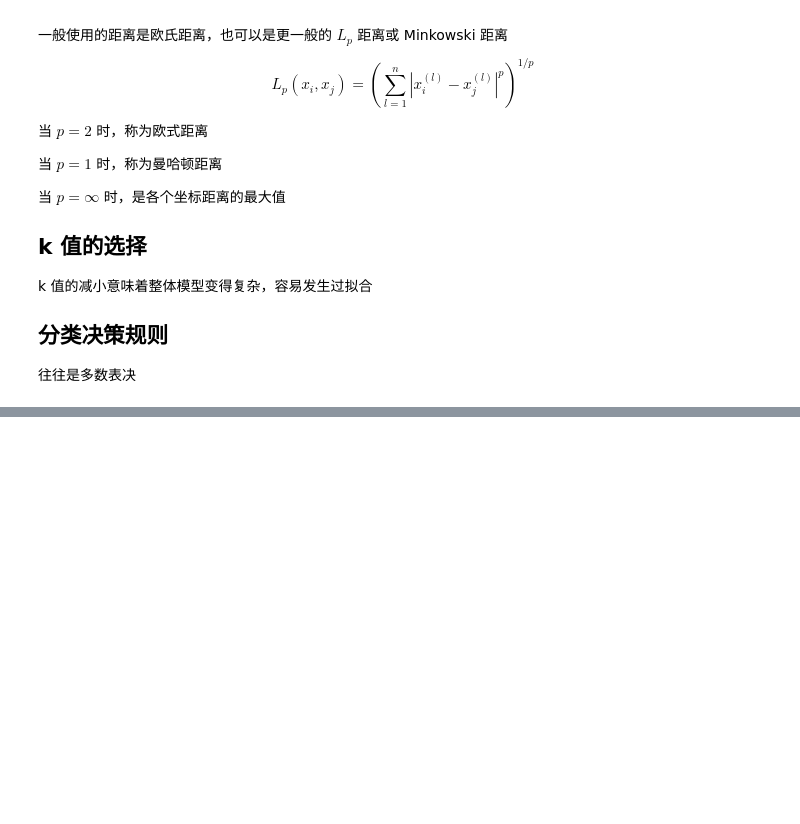
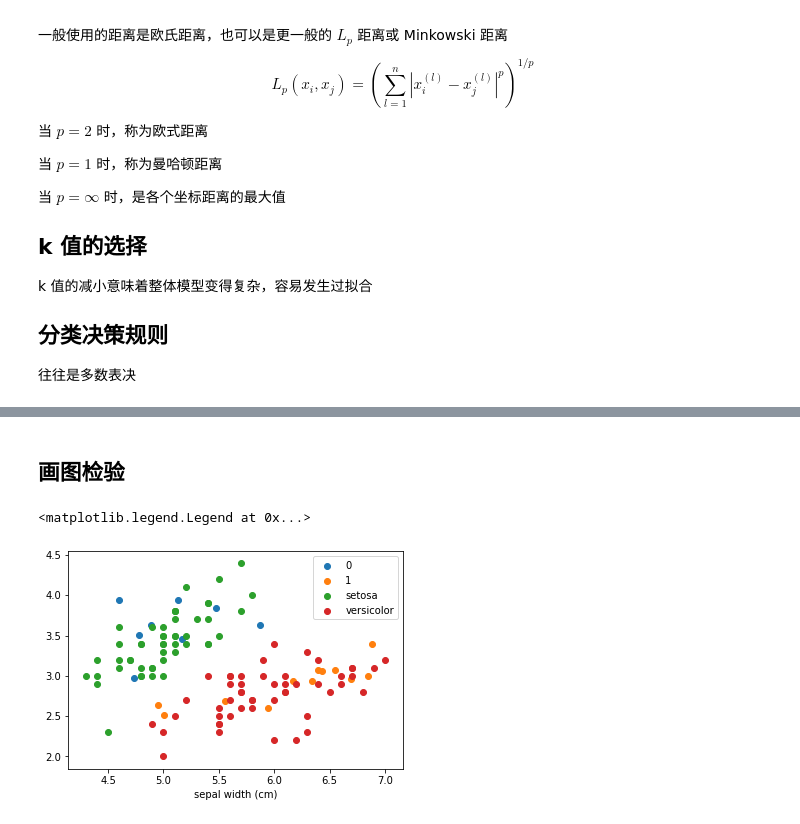
Before and after one commit to zonnin/statistical-learning, a Jupyter notebook: 第03章 k近邻法/第03章 k近邻法.ipynb, the cells around one changed output, grey strips where cells are left out. Cells and saved outputs as stored; diff of their text form; code cells hidden in the pictures; blank space fills up the shorter version.

```diff
--- a/第03章 k近邻法/第03章 k近邻法.ipynb
+++ b/第03章 k近邻法/第03章 k近邻法.ipynb
@@ -44,0 +90,14 @@ k 值的减小意味着整体模型变得复杂，容易发生过拟合
+# %%
+class Model():
+    def __init__(self, k=3):
+        self.k = k
+
+    def fit(self, X_train, y_train):
+        self.X = X_train
+        self.y = y_train
+
+    def predict(self, X_pred):
+        lambda_min_dist = lambda x: np.argsort(np.linalg.norm(X_train - x, ord=2, axis=1))
+        min_dist_idx = np.apply_along_axis(lambda_min_dist, axis=1, arr=X_pred)
+        idx_mode = stats.mode(y_train[min_dist_idx[:,:self.k]], axis=1)[0]
+        return idx_mode.flatten()
@@ -44,0 +106,4 @@ k 值的减小意味着整体模型变得复杂，容易发生过拟合
+# %%
+sepal_features = ['sepal length (cm)','sepal width (cm)']
+X_train = iris_df[iris_df.label.isin([0,1])][sepal_features].values
+y_train = iris_df[iris_df.label.isin([0,1])]['label'].values
@@ -44,0 +124,18 @@ k 值的减小意味着整体模型变得复杂，容易发生过拟合
+# %% [markdown]
+## 画图检验
+# %%
+sepal_features = ['sepal length (cm)','sepal width (cm)']
+setosa = iris_df[iris_df.label == 0][sepal_features]
+versicolor = iris_df[iris_df.label == 1][sepal_features]
+
+plt.scatter(X_pred[y_pred==0][:,0], X_pred[y_pred==0][:,1], label='0')
+plt.scatter(X_pred[y_pred==1][:,0], X_pred[y_pred==1][:,1], label='1')
+
+plt.scatter(setosa.values[:,0], setosa.values[:,1], label='setosa')
+plt.scatter(versicolor.values[:,0], versicolor.values[:,1], label='versicolor')
+plt.xlabel(sepal_features[0])
+plt.xlabel(sepal_features[1])
+plt.legend()
+# %% [output]
+<matplotlib.legend.Legend at 0x...>
+[figure, added]
```
Also changed, not shown: parts of 13 cells of this notebook.
